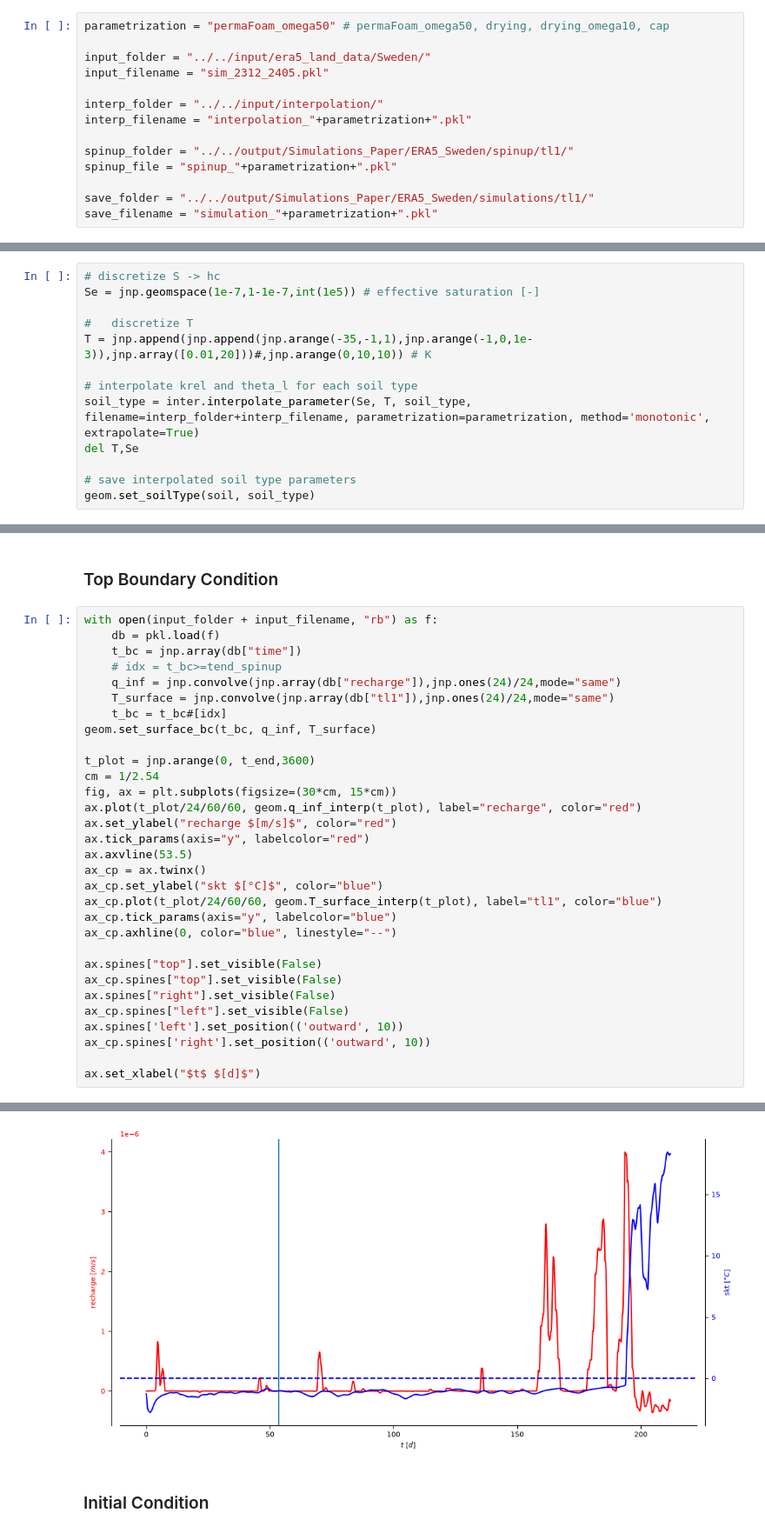
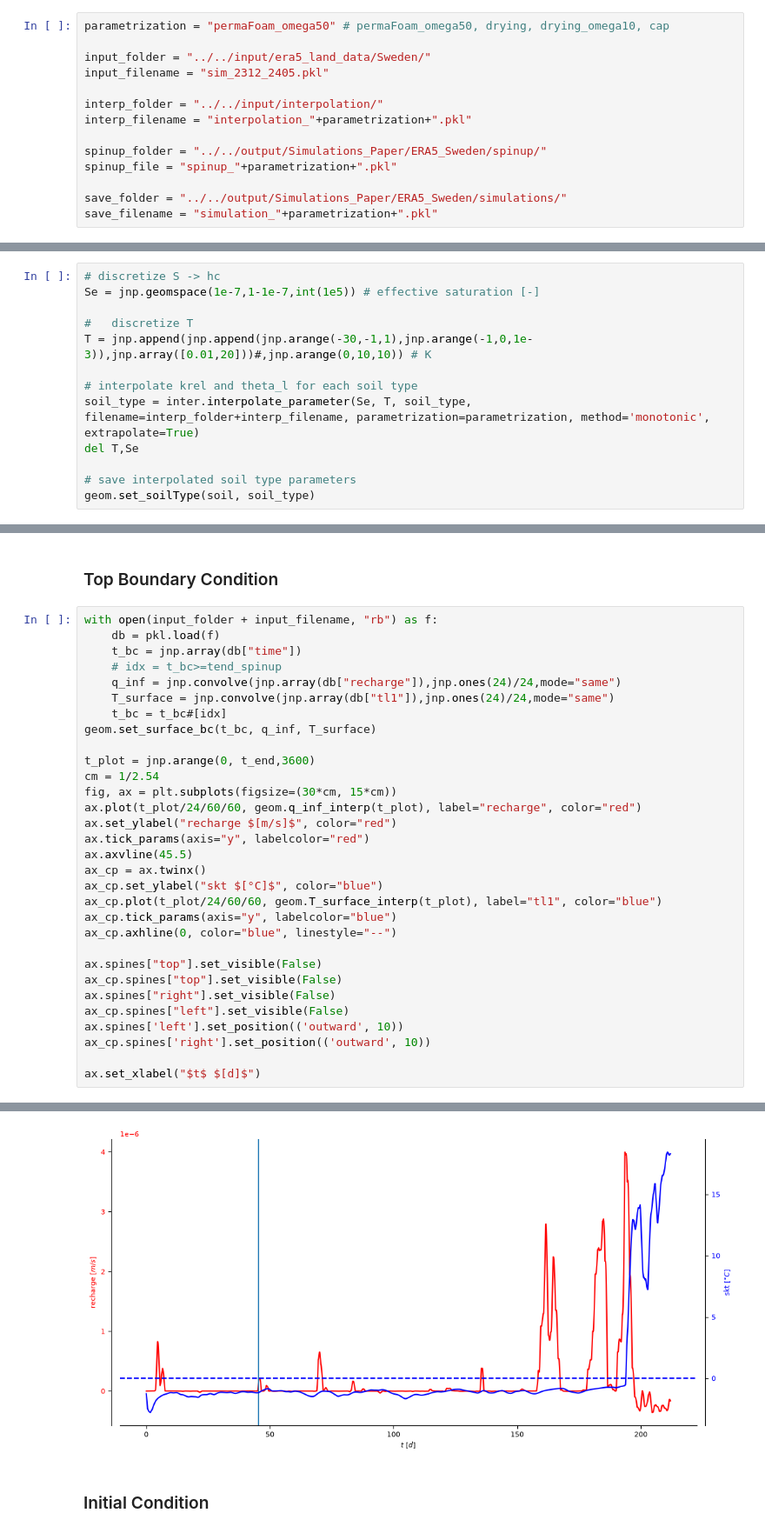
Before and after one commit to AnneMariaVera/CryoRich_AD, a Jupyter notebook: notebooks/ERA5_simulations/1Simulate_imp50.ipynb, the cells around one changed output, grey strips where cells are left out. Shown at 87% size. Saved outputs shown, nothing was run; the diff lists cells and outputs as text.

```diff
--- a/notebooks/ERA5_simulations/1Simulate_imp50.ipynb
+++ b/notebooks/ERA5_simulations/1Simulate_imp50.ipynb
@@ -29,10 +29,10 @@ input_filename = "sim_2312_2405.pkl"
 interp_folder = "../../input/interpolation/"
 interp_filename = "interpolation_"+parametrization+".pkl"
 
-spinup_folder = "../../output/Simulations_Paper/ERA5_Sweden/spinup/tl1/"
+spinup_folder = "../../output/Simulations_Paper/ERA5_Sweden/spinup/"
 spinup_file = "spinup_"+parametrization+".pkl"
 
-save_folder = "../../output/Simulations_Paper/ERA5_Sweden/simulations/tl1/"
+save_folder = "../../output/Simulations_Paper/ERA5_Sweden/simulations/"
 save_filename = "simulation_"+parametrization+".pkl"
 # %% [markdown]
 ### Mesh Generation
@@ -98,7 +99,7 @@ soil_type[2]["Theta_s"] = 0.46
 Se = jnp.geomspace(1e-7,1-1e-7,int(1e5)) # effective saturation [-]
 
 #   discretize T
-T = jnp.append(jnp.append(jnp.arange(-35,-1,1),jnp.arange(-1,0,1e-3)),jnp.array([0.01,20]))#,jnp.arange(0,10,10)) # K
+T = jnp.append(jnp.append(jnp.arange(-30,-1,1),jnp.arange(-1,0,1e-3)),jnp.array([0.01,20]))#,jnp.arange(0,10,10)) # K
 
 # interpolate krel and theta_l for each soil type
 soil_type = inter.interpolate_parameter(Se, T, soil_type, filename=interp_folder+interp_filename, parametrization=parametrization, method='monotonic', extrapolate=True)
@@ -151,35 +152,35 @@ with open(input_folder + input_filename, "rb") as f:
     db = pkl.load(f)
     t_bc = jnp.array(db["time"])
     # idx = t_bc>=tend_spinup
     q_inf = jnp.convolve(jnp.array(db["recharge"]),jnp.ones(24)/24,mode="same")
     T_surface = jnp.convolve(jnp.array(db["tl1"]),jnp.ones(24)/24,mode="same")
     t_bc = t_bc#[idx]
 geom.set_surface_bc(t_bc, q_inf, T_surface)
 
 t_plot = jnp.arange(0, t_end,3600)
 cm = 1/2.54
 fig, ax = plt.subplots(figsize=(30*cm, 15*cm))
 ax.plot(t_plot/24/60/60, geom.q_inf_interp(t_plot), label="recharge", color="red")
 ax.set_ylabel("recharge $[m/s]$", color="red")
 ax.tick_params(axis="y", labelcolor="red")
-ax.axvline(53.5)
+ax.axvline(45.5)
 ax_cp = ax.twinx()
 ax_cp.set_ylabel("skt $[°C]$", color="blue")
 ax_cp.plot(t_plot/24/60/60, geom.T_surface_interp(t_plot), label="tl1", color="blue")
 ax_cp.tick_params(axis="y", labelcolor="blue")
 ax_cp.axhline(0, color="blue", linestyle="--")
 
 ax.spines["top"].set_visible(False)
 ax_cp.spines["top"].set_visible(False)
 ax.spines["right"].set_visible(False)
 ax_cp.spines["left"].set_visible(False)
 ax.spines['left'].set_position(('outward', 10))
 ax_cp.spines['right'].set_position(('outward', 10))
 
 ax.set_xlabel("$t$ $[d]$")
 # %% [output]
 Text(0.5, 0, '$t$ $[d]$')
-[figure, old version]
+[figure, new version]
 # %% [markdown]
 ### Initial Condition
 # %%
```
Also changed, not shown: parts of 7 cells of this notebook, 44 other files.
